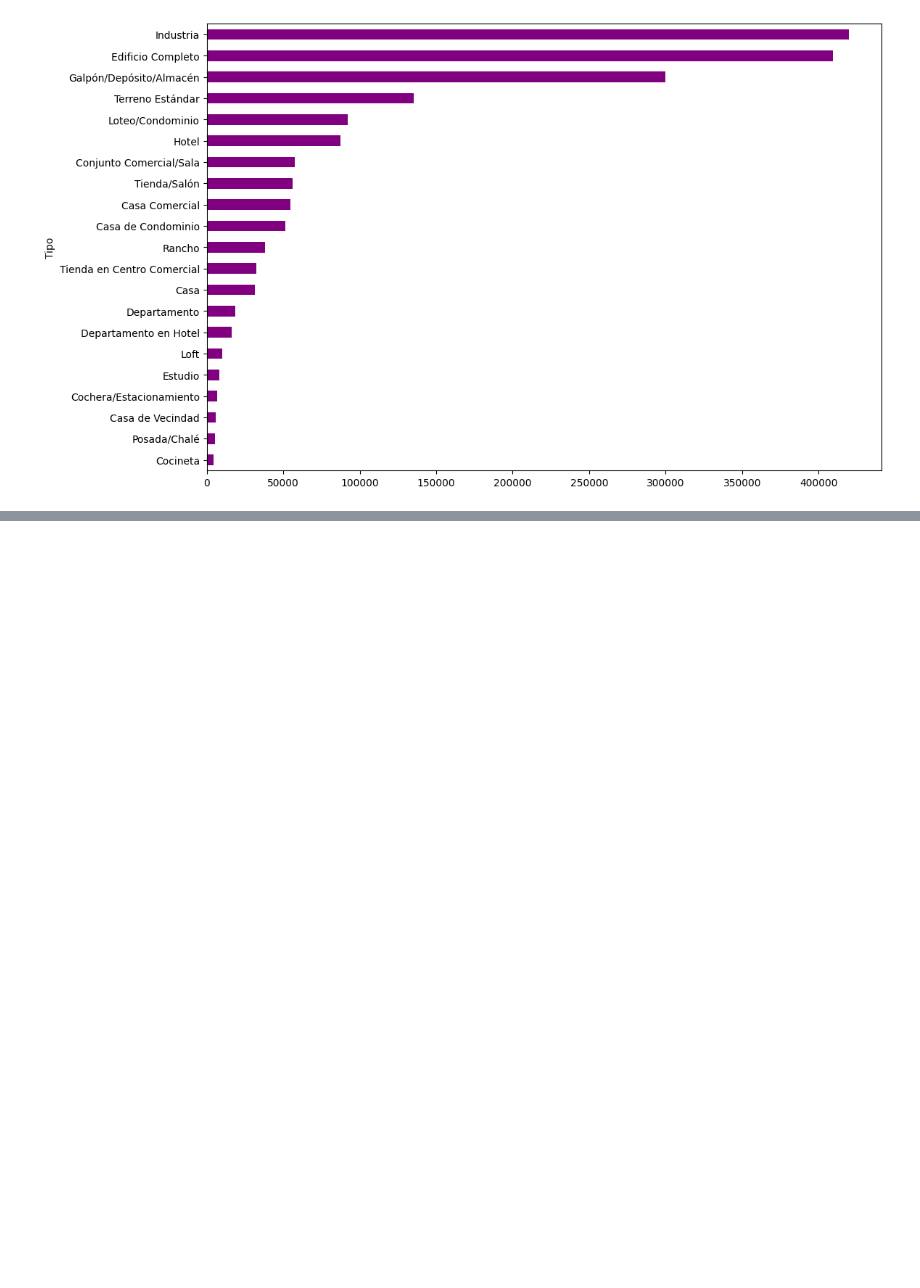
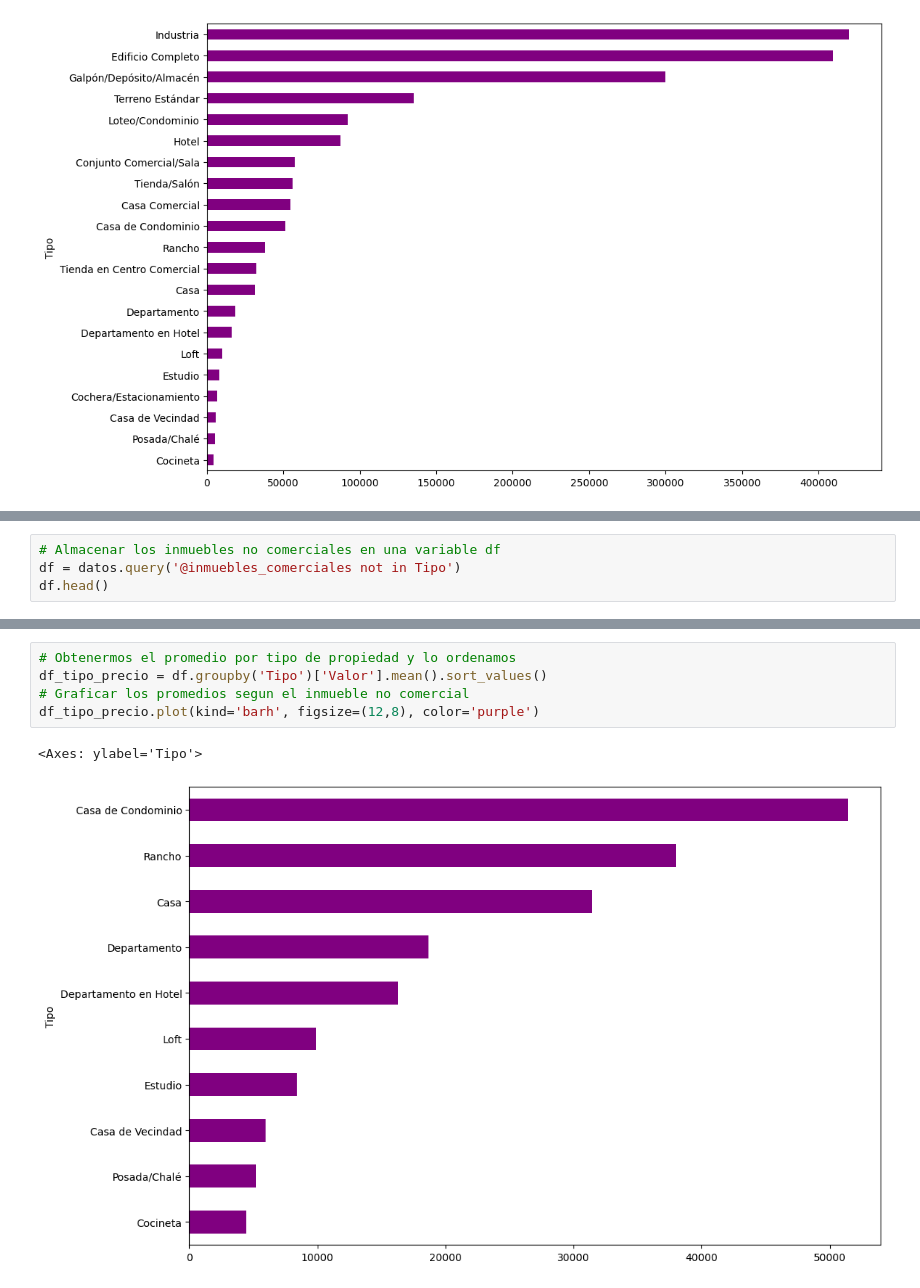
Before and after one commit to OctavioPinoRosas/CursoAlura_DataScience, a Jupyter notebook: Pandas/inmuebles_cdmx.ipynb, the cells around one changed output, grey strips where cells are left out. Drawn from its saved outputs; the diff is of its cells as text; blank space fills up the shorter version.

Commit message:
Update section: Average rental values by property type

```diff
--- a/Pandas/inmuebles_cdmx.ipynb
+++ b/Pandas/inmuebles_cdmx.ipynb
@@ -283,0 +334,4 @@ df_tipo_precio.plot(kind='barh', figsize=(12,8), color='purple')
+# %%
+# Almacenar los inmuebles no comerciales en una variable df
+df = datos.query('@inmuebles_comerciales not in Tipo')
+df.head()
@@ -283,0 +345,8 @@ df_tipo_precio.plot(kind='barh', figsize=(12,8), color='purple')
+# %%
+# Obtenermos el promedio por tipo de propiedad y lo ordenamos
+df_tipo_precio = df.groupby('Tipo')['Valor'].mean().sort_values()
+# Graficar los promedios segun el inmueble no comercial
+df_tipo_precio.plot(kind='barh', figsize=(12,8), color='purple')
+# %% [output]
+<Axes: ylabel='Tipo'>
+[figure, added]
```
Also changed, not shown: parts of 7 cells of this notebook.
